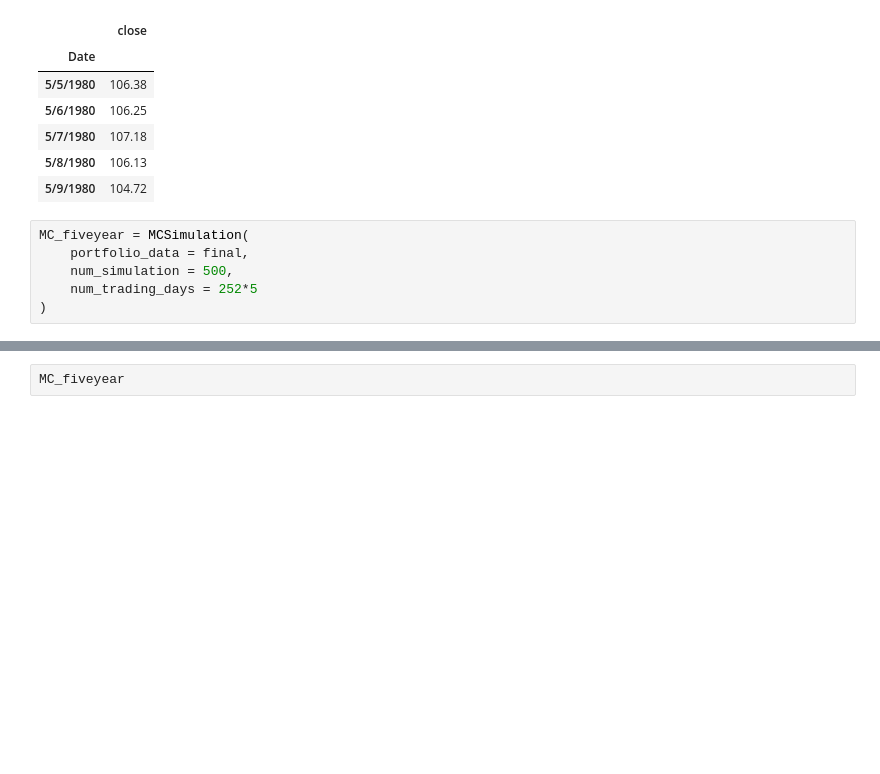
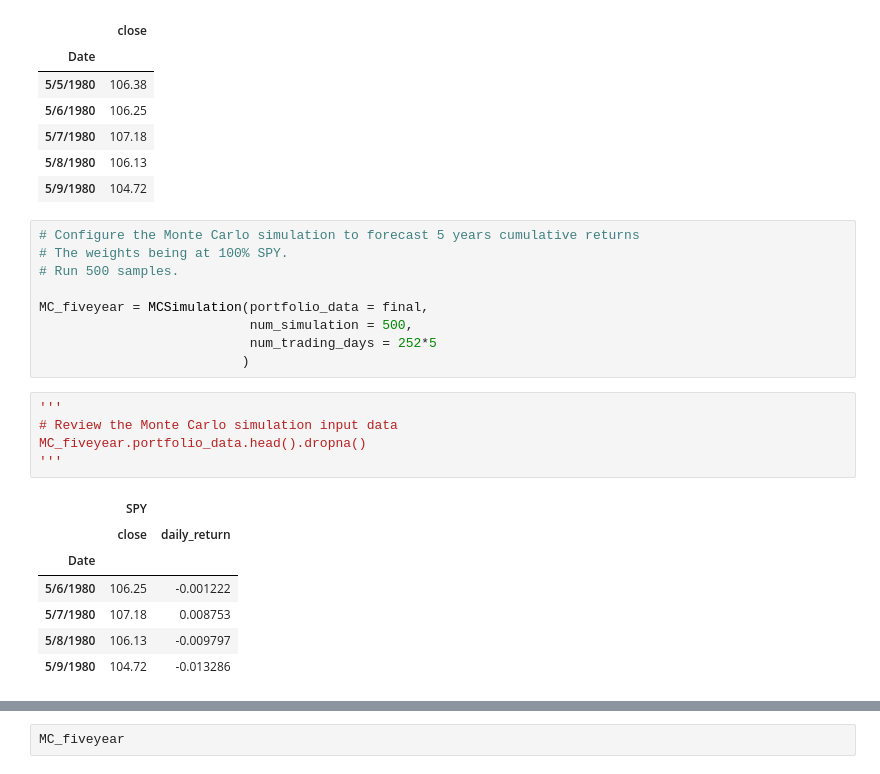
Before and after one commit to gitgenesis/Projet_1, a Jupyter notebook: Tryout.ipynb, the cells around one changed output, grey strips where cells are left out. Drawn from its saved outputs; the diff is of its cells as text; blank space fills up the shorter version.

```diff
--- a/Tryout.ipynb
+++ b/Tryout.ipynb
@@ -102,9 +121,25 @@ SPY.head()
 | 5/8/1980 | 106.13 |
 | 5/9/1980 | 104.72 |
 # %%
-MC_fiveyear = MCSimulation(
-    portfolio_data = final,
-    num_simulation = 500,
-    num_trading_days = 252*5
-)
+# Configure the Monte Carlo simulation to forecast 5 years cumulative returns
+# The weights being at 100% SPY.
+# Run 500 samples.
+
+MC_fiveyear = MCSimulation(portfolio_data = final,
+                           num_simulation = 500,
+                           num_trading_days = 252*5
+                          )
+# %%
+'''
+# Review the Monte Carlo simulation input data
+MC_fiveyear.portfolio_data.head().dropna()
+'''
+# %% [output]
+|  | SPY |  |
+|  | close | daily_return |
+| Date |  |  |
+| 5/6/1980 | 106.25 | -0.001222 |
+| 5/7/1980 | 107.18 | 0.008753 |
+| 5/8/1980 | 106.13 | -0.009797 |
+| 5/9/1980 | 104.72 | -0.013286 |
 # %%
```
Also changed, not shown: parts of 14 cells of this notebook, 1 other file.
